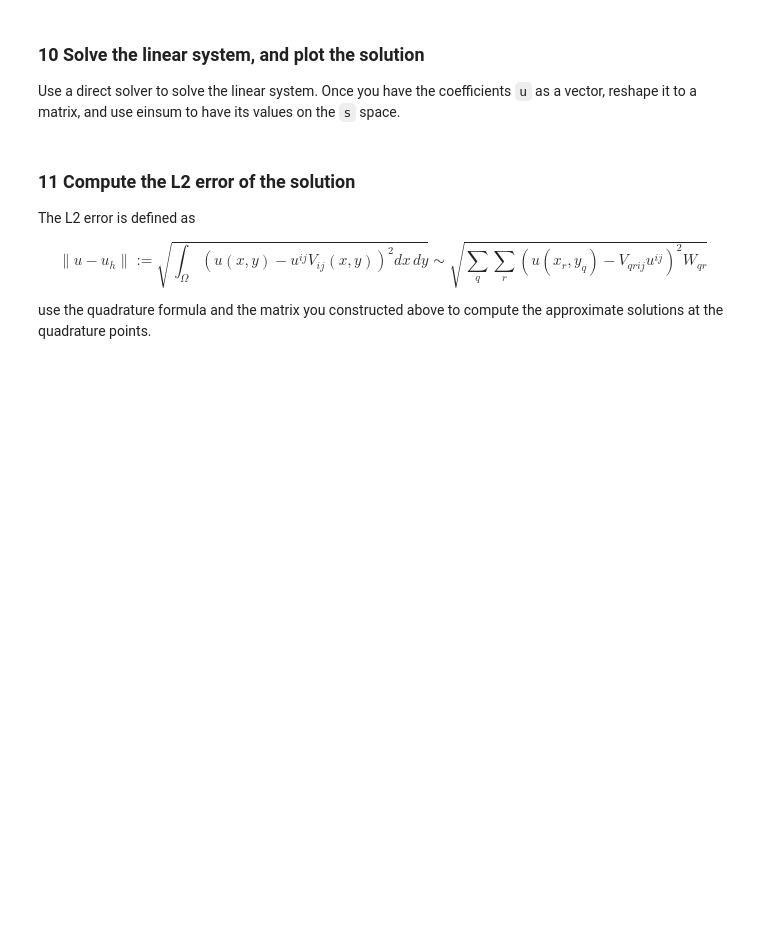
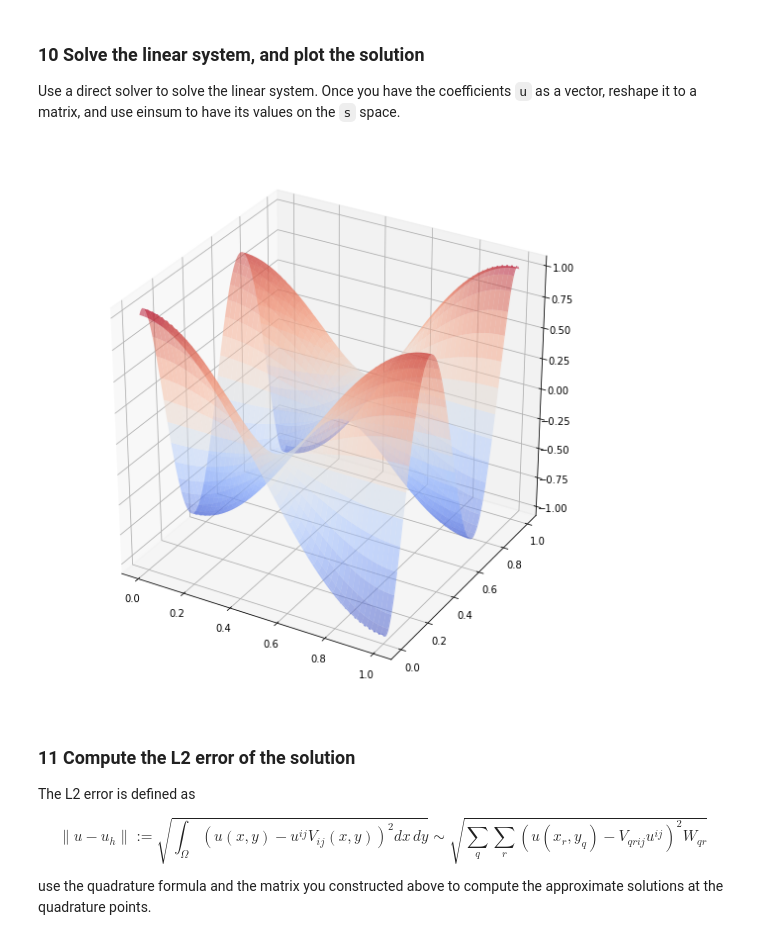
Before and after one commit to carolinabonivento/P1.4_seed, a Jupyter notebook: CB_FinalProject.ipynb, the cells around one changed output. Saved outputs shown, nothing was run; the diff lists cells and outputs as text; code cells hidden in the pictures; blank space fills up the shorter version.

```diff
--- a/CB_FinalProject.ipynb
+++ b/CB_FinalProject.ipynb
@@ -284,28 +267,33 @@ compute its laplacian, put a minus in front of it, and sum $u$ to it. The result
 def my_function(x,y):
     # put your code here to compute f
     F = zeros((len(y), len(x)))
+    for i in range(len(x)):
+        for j in range(len(y)):
+            F[j,i] = (10*pi**2+1.)*cos(pi*x[i])*cos(3*pi*y[j])
     return F
 
-# Fr = my_function(Qr,Qr)
-# b = einsum('qrij, qr, qr', Vr, Fr, W2r)
-# b = b.reshape((order**2))
+Fr = my_function(Qr,Qr)
+b = einsum('qrij, qr, qr', V2r, Fr, W2r)
+b = b.reshape((order**2))
 # %% [markdown]
 ### 10 Solve the linear system, and plot the solution
 
 Use a direct solver to solve the linear system. Once you have the coefficients `u` as a vector, reshape it to a matrix, and use einsum to have its values on the `s` space.
 # %%
-# u = solve(A,b)
-# u = reshape(u, (order, order))
+u = solve(A,b)
+u = reshape(u, (order, order))
 
-# us = einsum('qrij, ij', V2s, u)
+us = einsum('qrij, ij', V2s, u)
 
-# X = meshgrid(s, s)
-# Q = meshgrid(C, C)
+X = meshgrid(s, s)
+Q = meshgrid(C, C)
 
-# fig = figure(figsize=[10,10])
-# ax = fig.gca(projection='3d')
-# surf2 = ax.plot_surface(X[0], X[1], us, rstride=5, cstride=5, cmap=cm.coolwarm, alpha=0.5)
-# scatter = ax.scatter(Q[0], Q[1], u(Q[0],Q[1]), c='r', marker='o')
+fig = figure(figsize=[10,10])
+ax = fig.gca(projection='3d')
+surf2 = ax.plot_surface(X[0], X[1], us, rstride=5, cstride=5, cmap=cm.coolwarm, alpha=0.5)
+#scatter = ax.scatter(Q[0], Q[1], u(Q[0],Q[1]), c='r', marker='o')
+# %% [output]
+[figure, added]
 # %% [markdown]
 ### 11 Compute the L2 error of the solution
 
```
Also changed, not shown: parts of 3 cells of this notebook.
